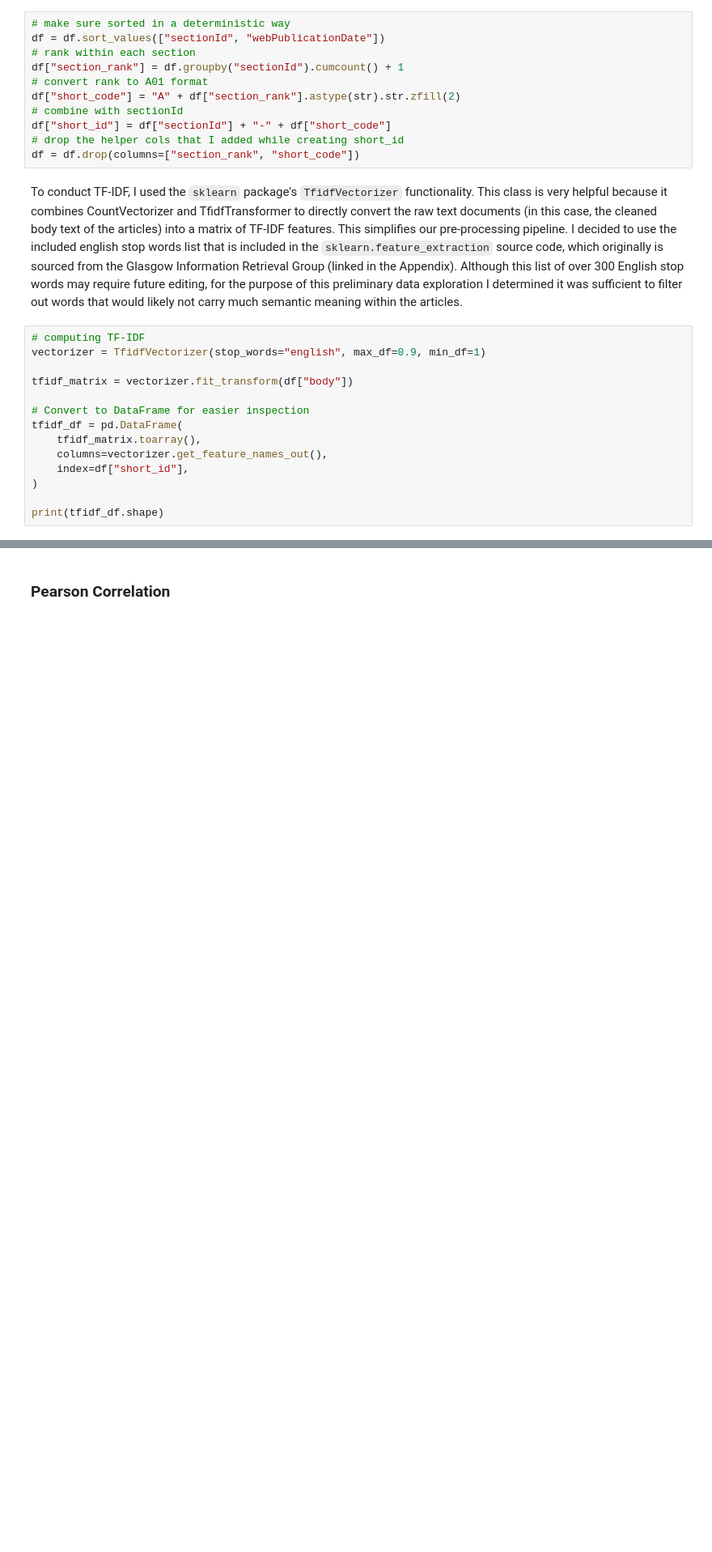
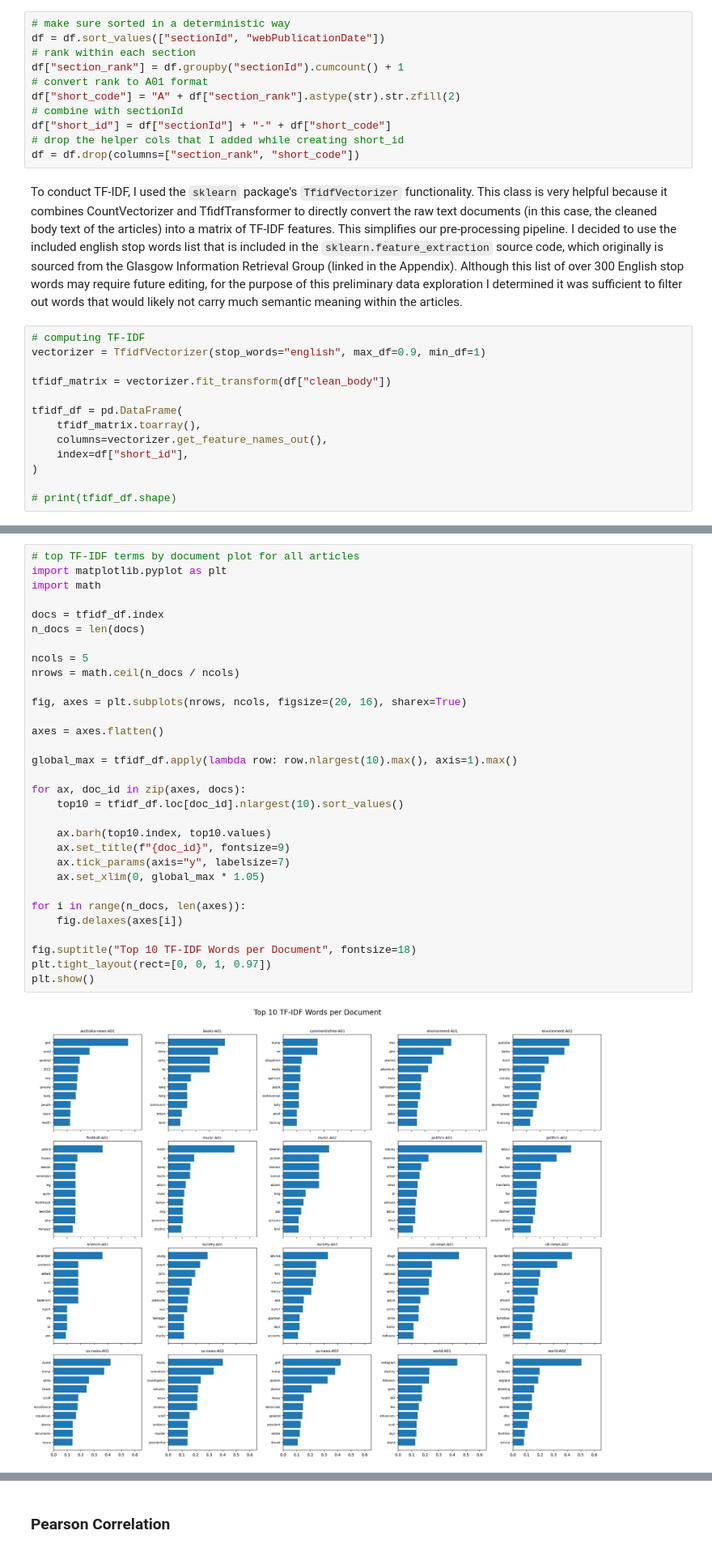
Before and after one commit to PeterdeGuzman/RAGuardianNews, a Jupyter notebook: reports/DataExploration.ipynb, the cells around one changed output, grey strips where cells are left out. Shown at 81% size. Drawn from its saved outputs; the diff is of its cells as text; blank space fills up the shorter version.

```diff
--- a/reports/DataExploration.ipynb
+++ b/reports/DataExploration.ipynb
@@ -397,13 +383,12 @@ To conduct TF-IDF, I used the `sklearn` package's `TfidfVectorizer` functionalit
 # computing TF-IDF
 vectorizer = TfidfVectorizer(stop_words="english", max_df=0.9, min_df=1)
 
-tfidf_matrix = vectorizer.fit_transform(df["body"])
+tfidf_matrix = vectorizer.fit_transform(df["clean_body"])
 
-# Convert to DataFrame for easier inspection
 tfidf_df = pd.DataFrame(
     tfidf_matrix.toarray(),
     columns=vectorizer.get_feature_names_out(),
     index=df["short_id"],
 )
 
-print(tfidf_df.shape)
+# print(tfidf_df.shape)
@@ -415,0 +397,33 @@ We can analyze the top 5 words per document by TF-IDF result.
+# %%
+# top TF-IDF terms by document plot for all articles
+import matplotlib.pyplot as plt
+import math
+
+docs = tfidf_df.index
+n_docs = len(docs)
+
+ncols = 5
+nrows = math.ceil(n_docs / ncols)
+
+fig, axes = plt.subplots(nrows, ncols, figsize=(20, 16), sharex=True)
+
+axes = axes.flatten()
+
+global_max = tfidf_df.apply(lambda row: row.nlargest(10).max(), axis=1).max()
+
+for ax, doc_id in zip(axes, docs):
+    top10 = tfidf_df.loc[doc_id].nlargest(10).sort_values()
+
+    ax.barh(top10.index, top10.values)
+    ax.set_title(f"{doc_id}", fontsize=9)
+    ax.tick_params(axis="y", labelsize=7)
+    ax.set_xlim(0, global_max * 1.05)
+
+for i in range(n_docs, len(axes)):
+    fig.delaxes(axes[i])
+
+fig.suptitle("Top 10 TF-IDF Words per Document", fontsize=18)
+plt.tight_layout(rect=[0, 0, 1, 0.97])
+plt.show()
+# %% [output]
+[figure, added]
```
Also changed, not shown: parts of 30 cells of this notebook, 5 other files.
